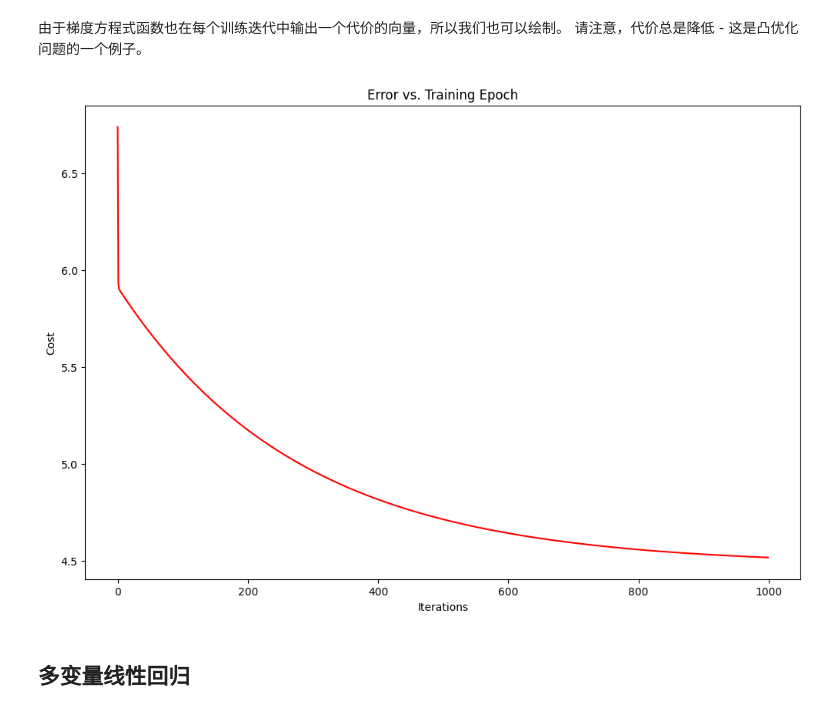
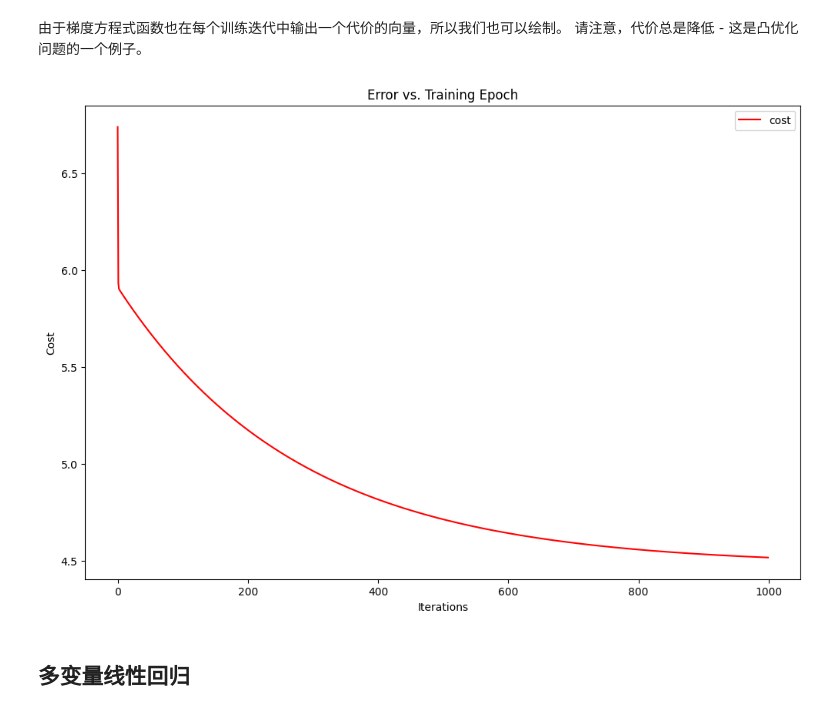
Before and after one commit to Gro-sen/Coursera-ML-AndrewNg-Notes, a Jupyter notebook: code/ex1-linear regression/ML-Exercise1.ipynb, the cells around one changed output. Drawn from its saved outputs; the diff is of its cells as text; code cells hidden in the pictures.

```diff
--- a/code/ex1-linear regression/ML-Exercise1.ipynb
+++ b/code/ex1-linear regression/ML-Exercise1.ipynb
@@ -163,13 +163,14 @@ plt.show()
 由于梯度方程式函数也在每个训练迭代中输出一个代价的向量，所以我们也可以绘制。 请注意，代价总是降低 - 这是凸优化问题的一个例子。
 # %%
 fig, ax = plt.subplots(figsize=(12,8))
-ax.plot(np.arange(iters), cost, 'r')
+ax.plot(np.arange(iters), cost, 'r',label='cost')
+ax.legend(loc=1)
 ax.set_xlabel('Iterations')
 ax.set_ylabel('Cost')
 ax.set_title('Error vs. Training Epoch')
 plt.show()
 # %% [output]
-[figure, old version]
+[figure, new version]
 # %% [markdown]
 ## 多变量线性回归
 # %% [markdown]
```
Also changed, not shown: parts of 1 cell of this notebook.
